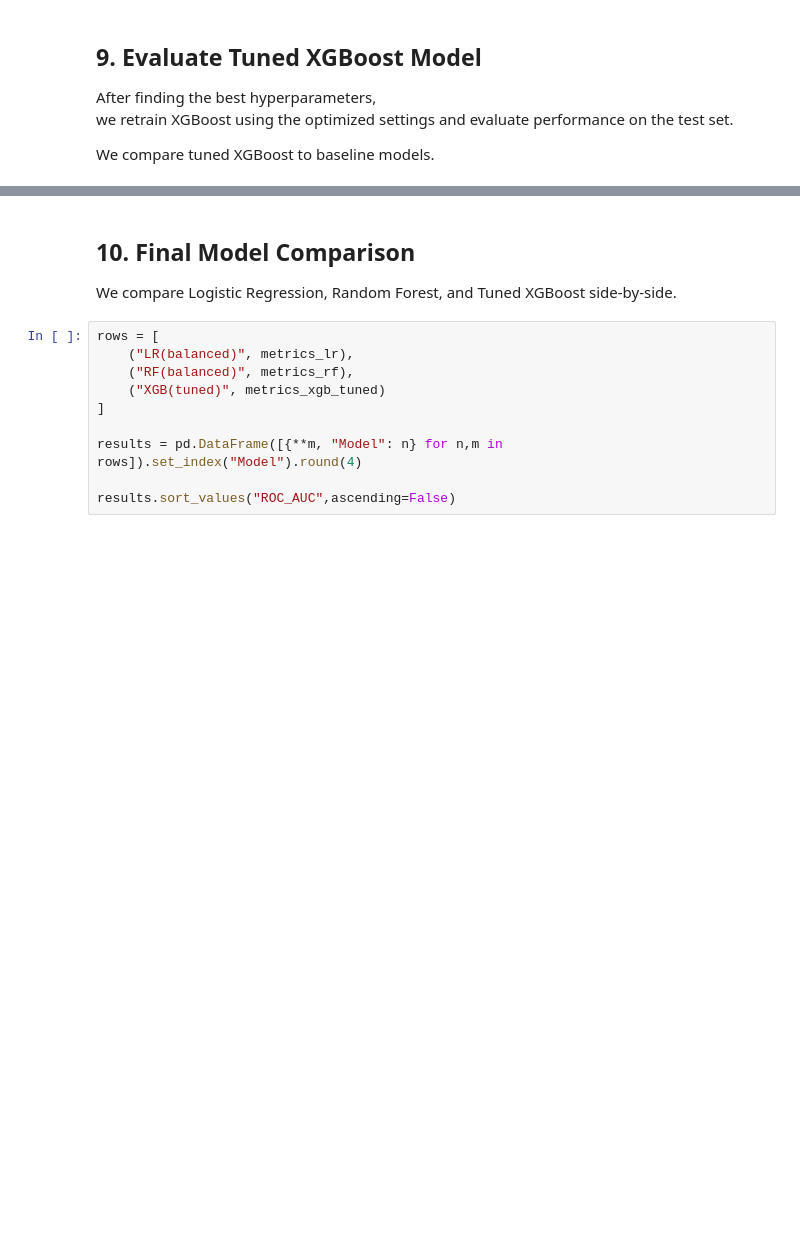
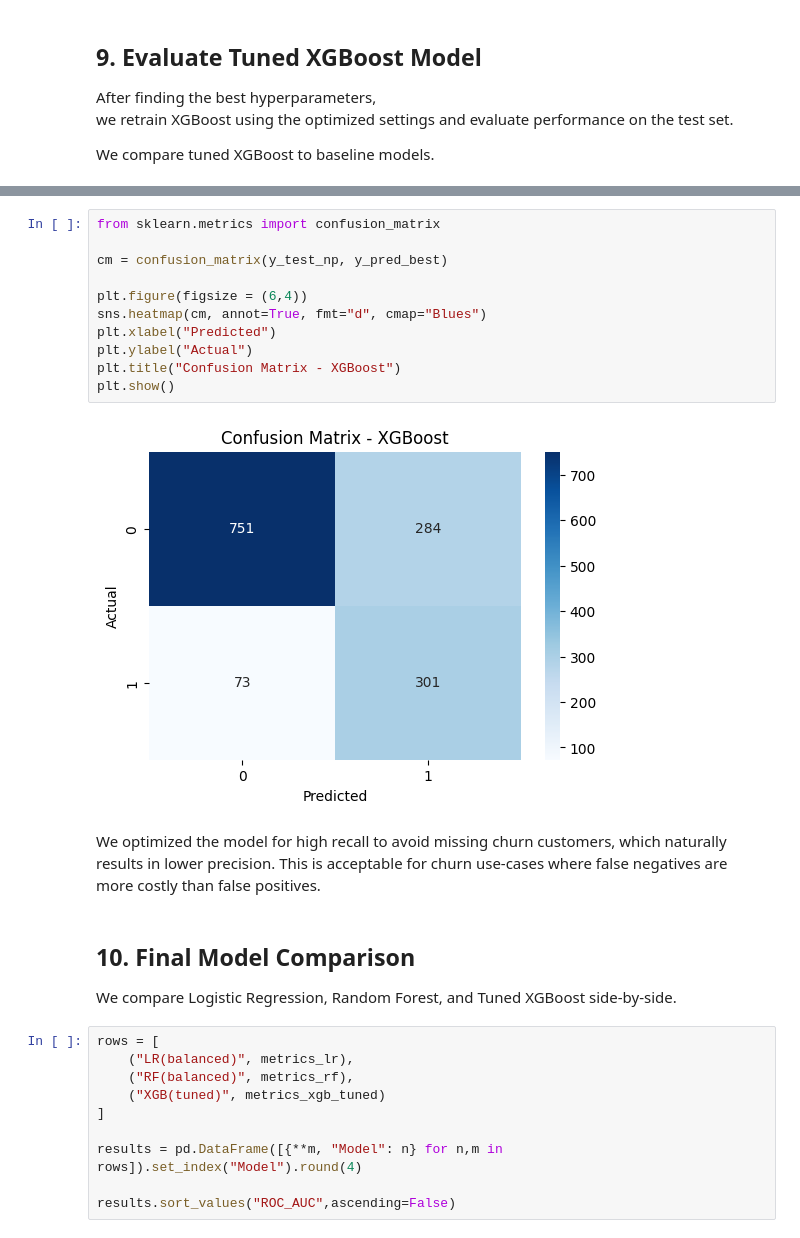
Before and after one commit to hilmidmrr/churn-prediction, a Jupyter notebook: notebooks/04_model_improvement.ipynb, the cells around one changed output, grey strips where cells are left out. Drawn from its saved outputs; the diff is of its cells as text; blank space fills up the shorter version.

```diff
--- a/notebooks/04_model_improvement.ipynb
+++ b/notebooks/04_model_improvement.ipynb
@@ -353,3 +353,18 @@ metrics_xgb_tuned
+# %%
+from sklearn.metrics import confusion_matrix
+
+cm = confusion_matrix(y_test_np, y_pred_best)
+
+plt.figure(figsize = (6,4))
+sns.heatmap(cm, annot=True, fmt="d", cmap="Blues")
+plt.xlabel("Predicted")
+plt.ylabel("Actual")
+plt.title("Confusion Matrix - XGBoost")
+plt.show()
+# %% [output]
+[figure, added]
+# %% [markdown]
+We optimized the model for high recall to avoid missing churn customers, which naturally results in lower precision. This is acceptable for churn use-cases where false negatives are more costly than false positives.
 # %% [markdown]
 ## 10. Final Model Comparison
 
```
Also changed, not shown: parts of 3 cells of this notebook, 1 other file.
